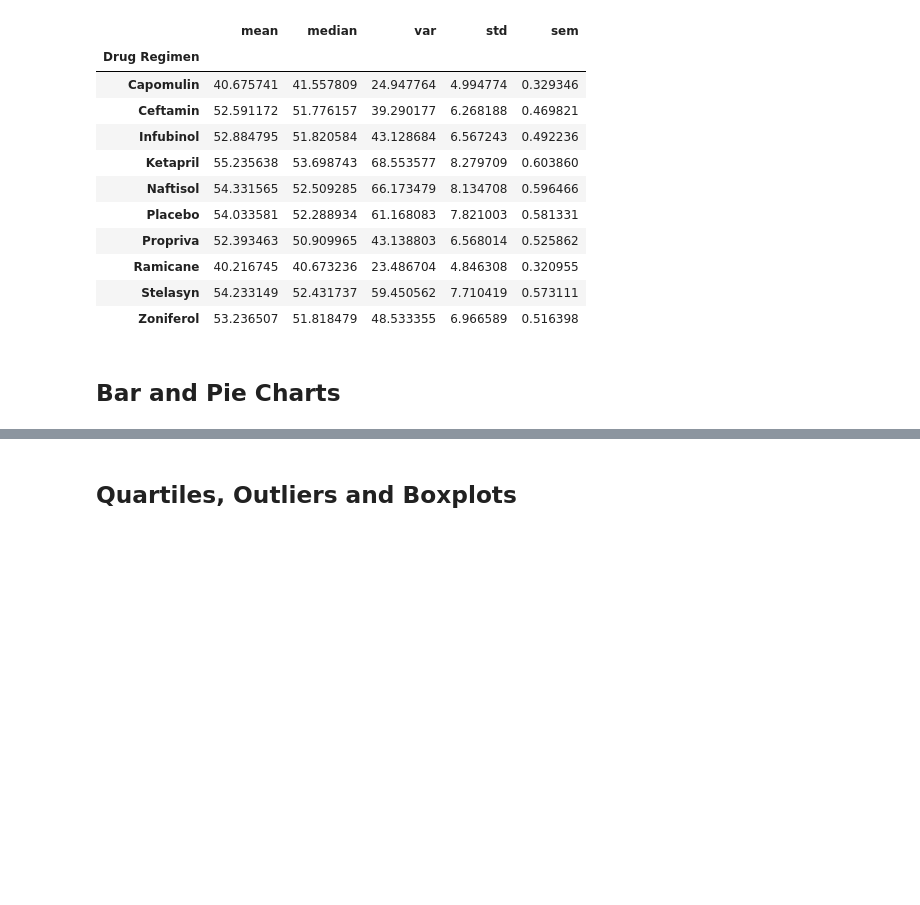
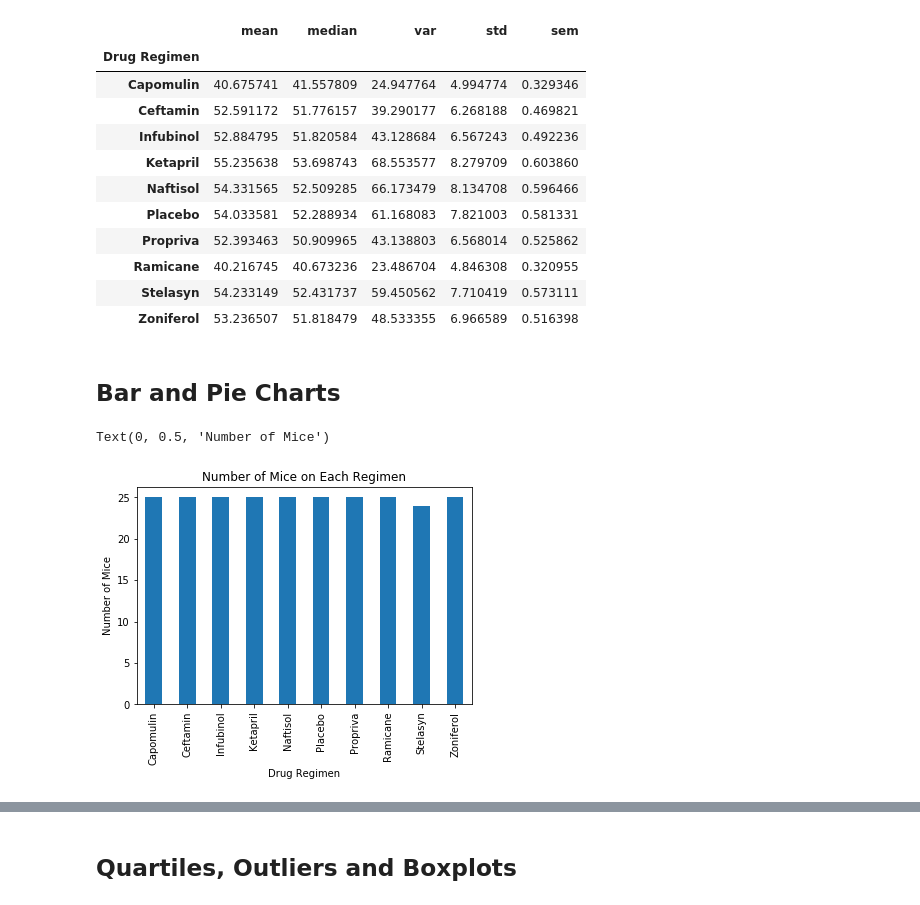
Before and after one commit to alissavokes/matplotlib-challenge, a Jupyter notebook: Pymaceuticals/pymaceuticals_starter.ipynb, the cells around one changed output, grey strips where cells are left out. Cells and saved outputs as stored; diff of their text form; code cells hidden in the pictures; blank space fills up the shorter version.

Commit message:
bar charts added

```diff
--- a/Pymaceuticals/pymaceuticals_starter.ipynb
+++ b/Pymaceuticals/pymaceuticals_starter.ipynb
@@ -130,5 +130,11 @@ grp_mice_stats["Tumor Volume (mm3)"]
 ## Bar and Pie Charts
 # %%
 # Generate a bar plot showing the total number of mice for each treatment throughout the course of the study using pandas.
+mice_per_regimen = grp_mice_regimen[["Mouse ID"]].nunique()
+mice_reg_plot = mice_per_regimen.plot(kind="bar", title="Number of Mice on Each Regimen", legend=False)
+mice_reg_plot.set_ylabel("Number of Mice")
+# %% [output]
+Text(0, 0.5, 'Number of Mice')
+[figure, added]
 # %%
 # Generate a bar plot showing the total number of mice for each treatment throughout the course of the study using pyplot.
```
Also changed, not shown: parts of 1 cell of this notebook.
